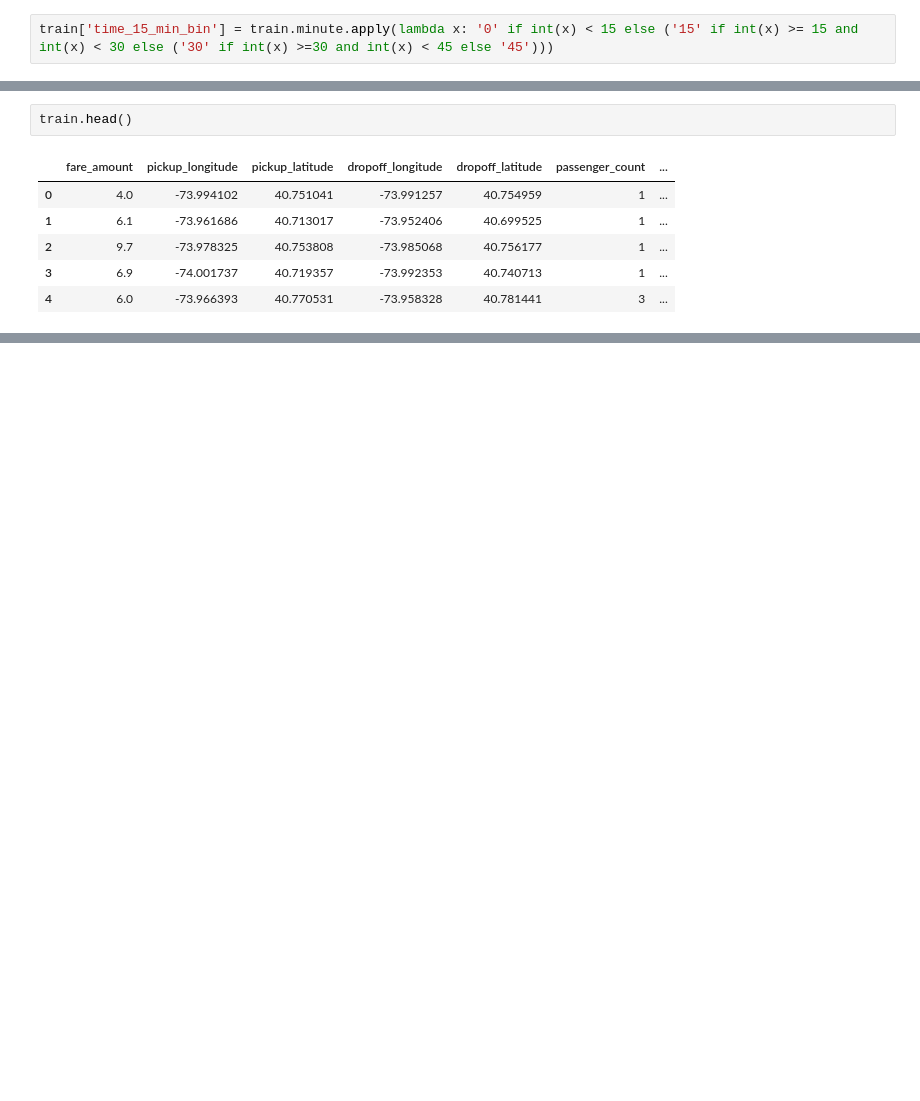
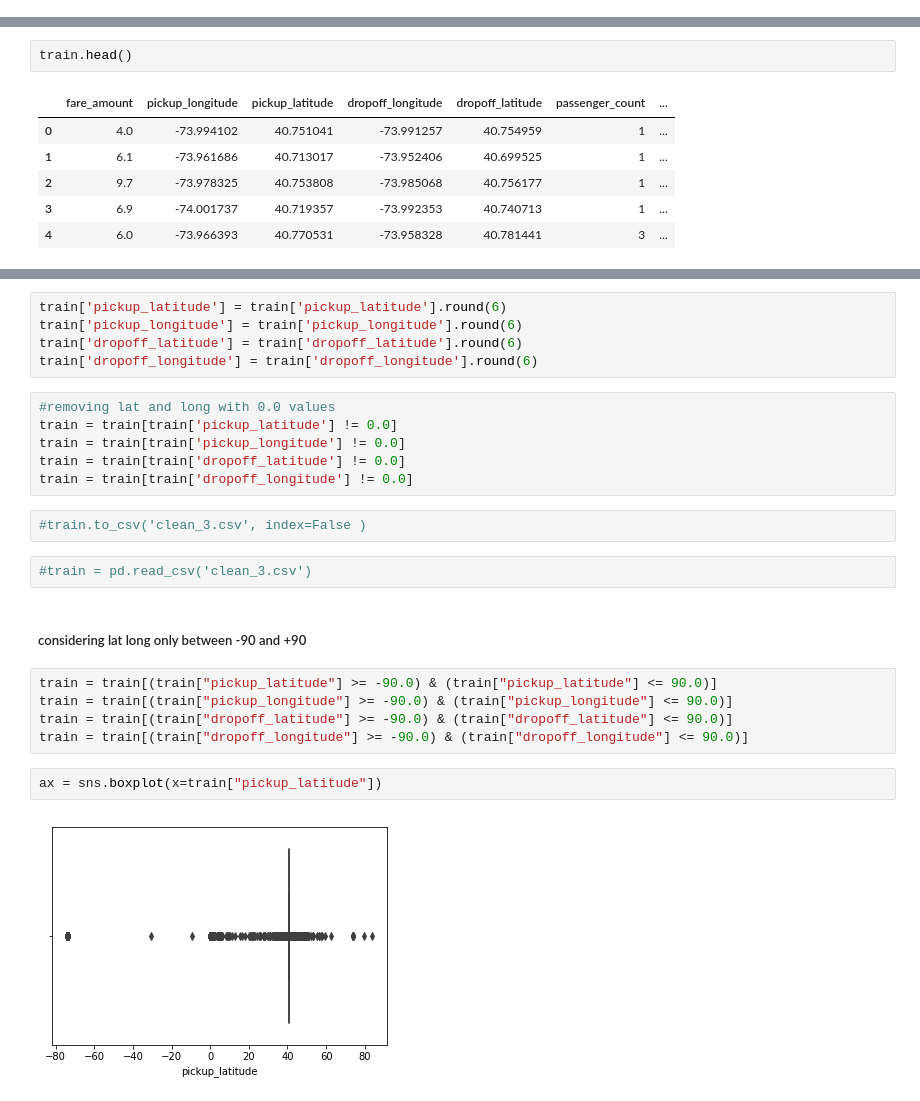
Before and after one commit to shabbir12hasan/MachineLearningCodeBackup, a Jupyter notebook: Kaggle/New York City Taxi Fare Prediction/Data_cleaning/Data_Cleaning_part-2.ipynb, the cells around one changed output, grey strips where cells are left out. Saved outputs shown, nothing was run; the diff lists cells and outputs as text; blank space fills up the shorter version.

```diff
--- a/Kaggle/New York City Taxi Fare Prediction/Data_cleaning/Data_Cleaning_part-2.ipynb
+++ b/Kaggle/New York City Taxi Fare Prediction/Data_cleaning/Data_Cleaning_part-2.ipynb
@@ -38,3 +41 @@ train['time_30_min_bin'] = train.minute.apply(lambda x: '30' if int(x) >= 30 els
-# %%
-train['time_15_min_bin'] = train.minute.apply(lambda x: '0' if int(x) < 15 else ('15' if int(x) >= 15 and int(x) < 30 else ('30' if int(x) >=30 and int(x) < 45 else '45')))
 # %%
@@ -82,0 +86,26 @@ False
+# %%
+train['pickup_latitude'] = train['pickup_latitude'].round(6)
+train['pickup_longitude'] = train['pickup_longitude'].round(6)
+train['dropoff_latitude'] = train['dropoff_latitude'].round(6)
+train['dropoff_longitude'] = train['dropoff_longitude'].round(6)
+# %%
+#removing lat and long with 0.0 values
+train = train[train['pickup_latitude'] != 0.0]
+train = train[train['pickup_longitude'] != 0.0]
+train = train[train['dropoff_latitude'] != 0.0]
+train = train[train['dropoff_longitude'] != 0.0]
+# %%
+#train.to_csv('clean_3.csv', index=False )
+# %%
+#train = pd.read_csv('clean_3.csv')
+# %% [markdown]
+#####  considering lat long only between -90 and +90
+# %%
+train = train[(train["pickup_latitude"] >= -90.0) & (train["pickup_latitude"] <= 90.0)]
+train = train[(train["pickup_longitude"] >= -90.0) & (train["pickup_longitude"] <= 90.0)]
+train = train[(train["dropoff_latitude"] >= -90.0) & (train["dropoff_latitude"] <= 90.0)]
+train = train[(train["dropoff_longitude"] >= -90.0) & (train["dropoff_longitude"] <= 90.0)]
+# %%
+ax = sns.boxplot(x=train["pickup_latitude"])
+# %% [output]
+[figure, added]
```
Also changed, not shown: parts of 27 cells of this notebook, 5 other files.
